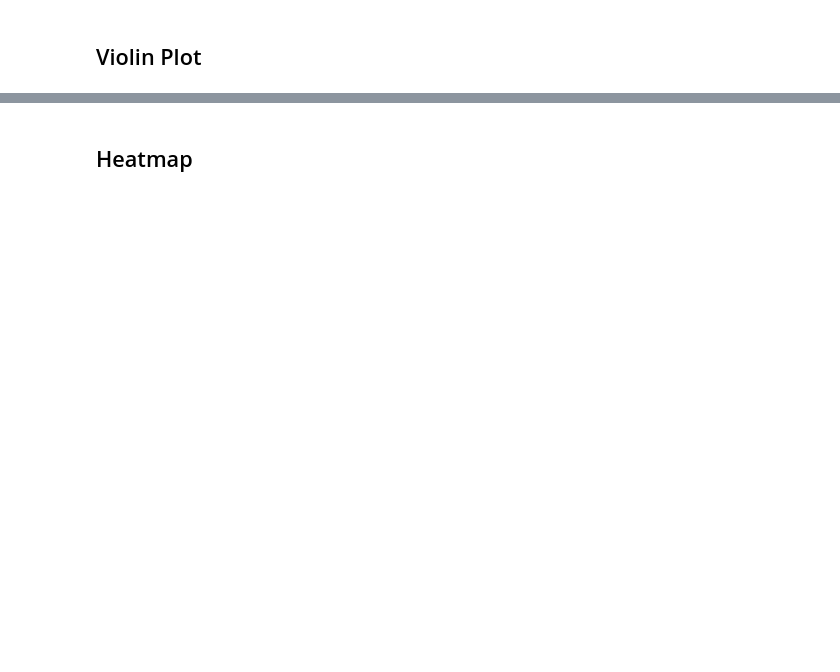
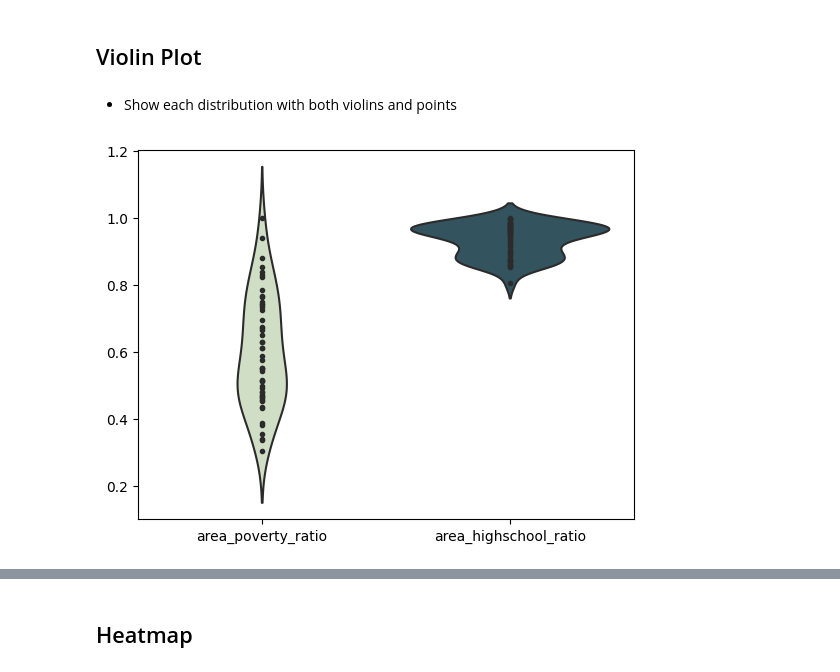
Before and after one commit to aeyeniay/SeabornPlots, a Jupyter notebook: seaborn_plots.ipynb, the cells around one changed output, grey strips where cells are left out. Cells and saved outputs as stored; diff of their text form; code cells hidden in the pictures; blank space fills up the shorter version.

```diff
--- a/seaborn_plots.ipynb
+++ b/seaborn_plots.ipynb
@@ -611,3 +632,12 @@ plt.show()
 # %% [markdown]
 <a id="7"></a>
 ## Violin Plot
+# %% [markdown]
+- Show each distribution with both violins and points
+# %%
+# Use cubehelix to get a custom sequential palette
+pal = sns.cubehelix_palette(2, rot=-.5, dark=.3)
+sns.violinplot(data=data, palette=pal, inner="points")
+plt.show()
+# %% [output]
+[figure, added]
```
Also changed, not shown: parts of 16 cells of this notebook.
